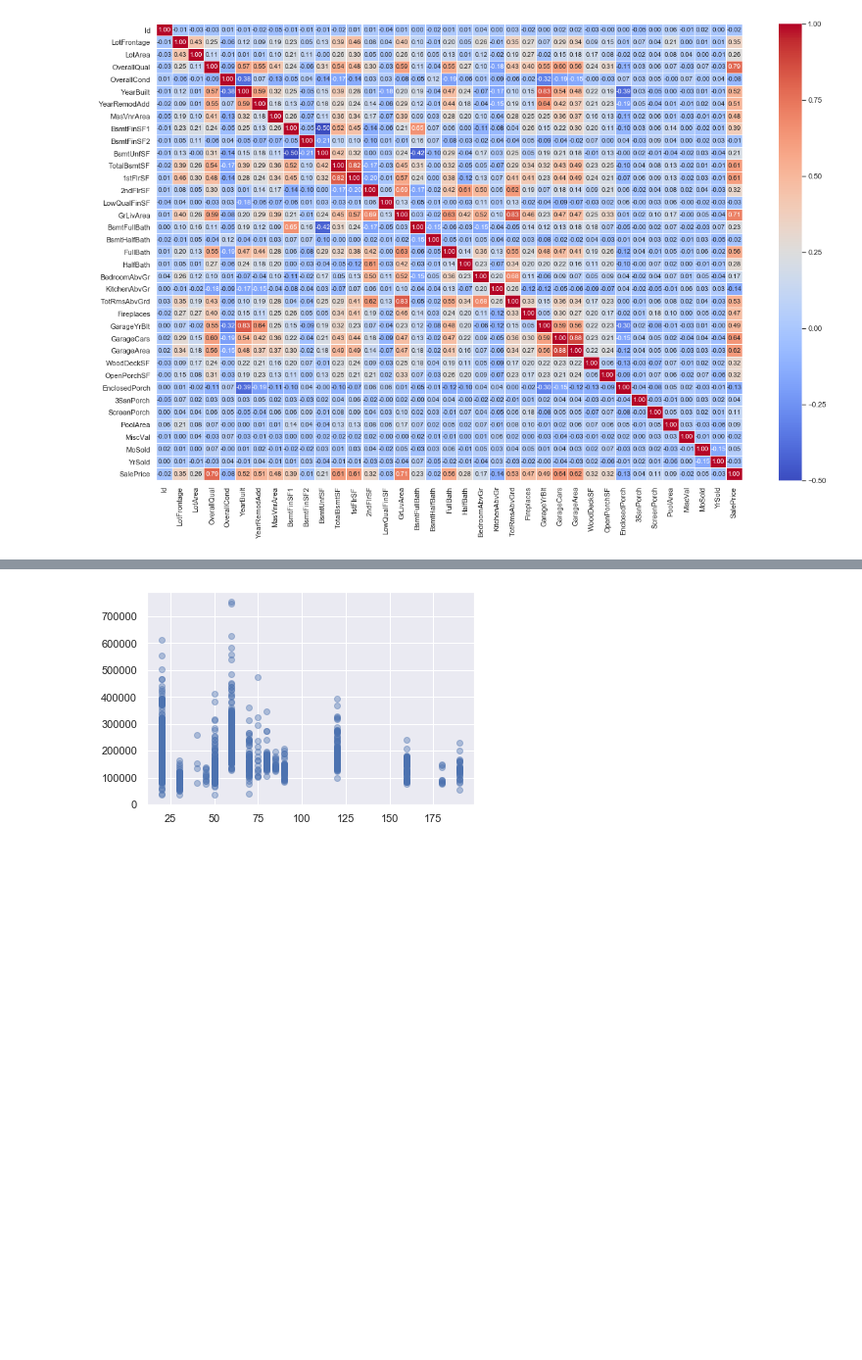
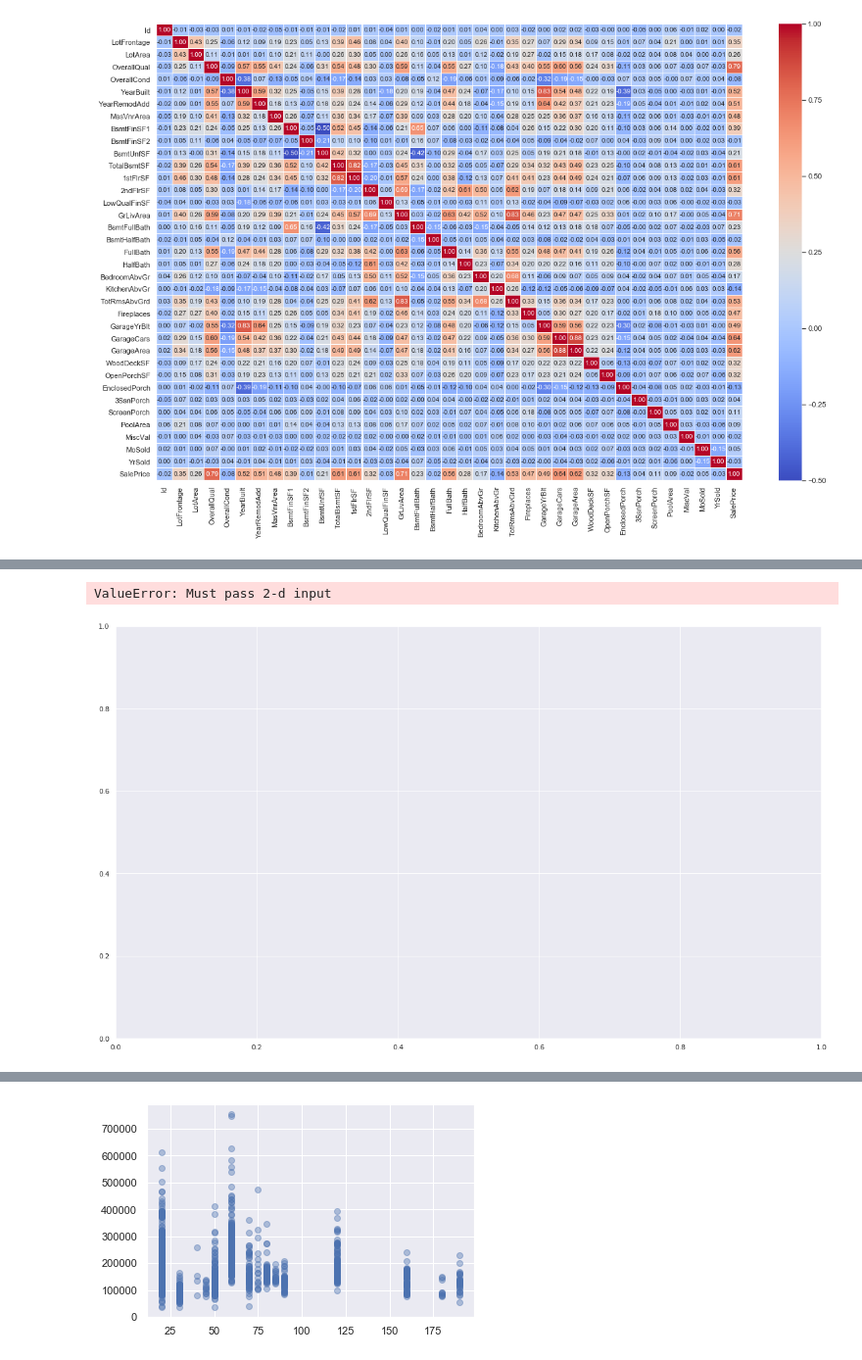
Before and after one commit to DrMegavolt/kaggle_house_iowa, a Jupyter notebook: EDA.ipynb, the cells around one changed output, grey strips where cells are left out. Shown at 98% size. Saved outputs shown, nothing was run; the diff lists cells and outputs as text; code cells hidden in the pictures; blank space fills up the shorter version.

Commit message:
adding correlation for cat vals

```diff
--- a/EDA.ipynb
+++ b/EDA.ipynb
@@ -47,3 +47,14 @@ fig.subplots_adjust(top=0.93, wspace=0.3)
 t = fig.suptitle('Wine Attributes Pairwise Plots', fontsize=14)
 # %% [output]
 [figure]
+# %%
+
+f, ax = plt.subplots(figsize=(20, 12))
+
+cat_cor_vs_price = correlation_ratio(df['BsmtFullBath'], df.SalePrice)
+hm = sns.heatmap(round(cat_cor_vs_price,2), annot=True, ax=ax, cmap="coolwarm",fmt='.2f',
+                 linewidths=.05)
+f.subplots_adjust(top=0.93)
+# %% [output]
+ValueError: Must pass 2-d input
+[figure, added]
```
Also changed, not shown: parts of 1 cell of this notebook, 3 other files.
